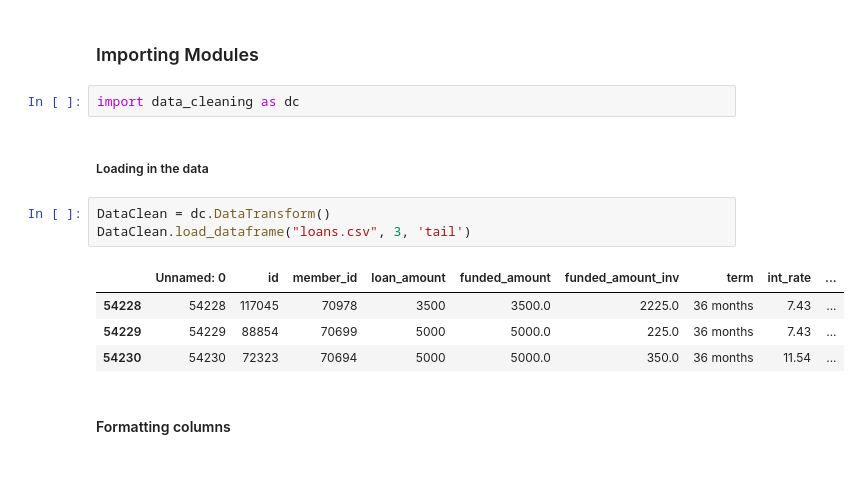
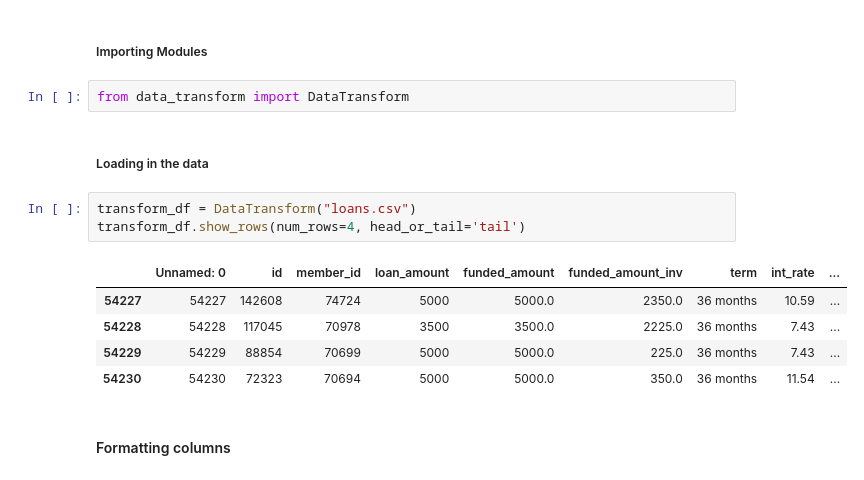
Before and after one commit to Jade-Levn/exploratory-data-analysis---customer-loans-in-finance857, a Jupyter notebook: eda_loans.ipynb, the cells around one changed output. Saved outputs shown, nothing was run; the diff lists cells and outputs as text.

Commit message:
Replaces data_cleaning.py with data_tranform.py and dataframe_info.py. Updates eda_loans.ipynb

```diff
--- a/eda_loans.ipynb
+++ b/eda_loans.ipynb
@@ -1,17 +1,18 @@
 # %% [markdown]
-### Importing Modules
+##### Importing Modules
-# %%
-import data_cleaning as dc
+# %%
+from data_transform import DataTransform
 # %% [markdown]
 ##### Loading in the data
-# %%
-DataClean = dc.DataTransform()
-DataClean.load_dataframe("loans.csv", 3, 'tail')
-# %% [output]
-|  | Unnamed: 0 | id | member_id | loan_amount | funded_amount | funded_amount_inv | term | int_rate | ... |
-| 54228 | 54228 | 117045 | 70978 | 3500 | 3500.0 | 2225.0 | 36 months | 7.43 | ... |
-| 54229 | 54229 | 88854 | 70699 | 5000 | 5000.0 | 225.0 | 36 months | 7.43 | ... |
-| 54230 | 54230 | 72323 | 70694 | 5000 | 5000.0 | 350.0 | 36 months | 11.54 | ... |
+# %%
+transform_df = DataTransform("loans.csv")
+transform_df.show_rows(num_rows=4, head_or_tail='tail')
+# %% [output]
+|  | Unnamed: 0 | id | member_id | loan_amount | funded_amount | funded_amount_inv | term | int_rate | ... |
+| 54227 | 54227 | 142608 | 74724 | 5000 | 5000.0 | 2350.0 | 36 months | 10.59 | ... |
+| 54228 | 54228 | 117045 | 70978 | 3500 | 3500.0 | 2225.0 | 36 months | 7.43 | ... |
+| 54229 | 54229 | 88854 | 70699 | 5000 | 5000.0 | 225.0 | 36 months | 7.43 | ... |
+| 54230 | 54230 | 72323 | 70694 | 5000 | 5000.0 | 350.0 | 36 months | 11.54 | ... |
 # %% [markdown]
 #### Formatting columns
 # %% [markdown]
```
Also changed, not shown: parts of 12 cells of this notebook, 4 other files.
